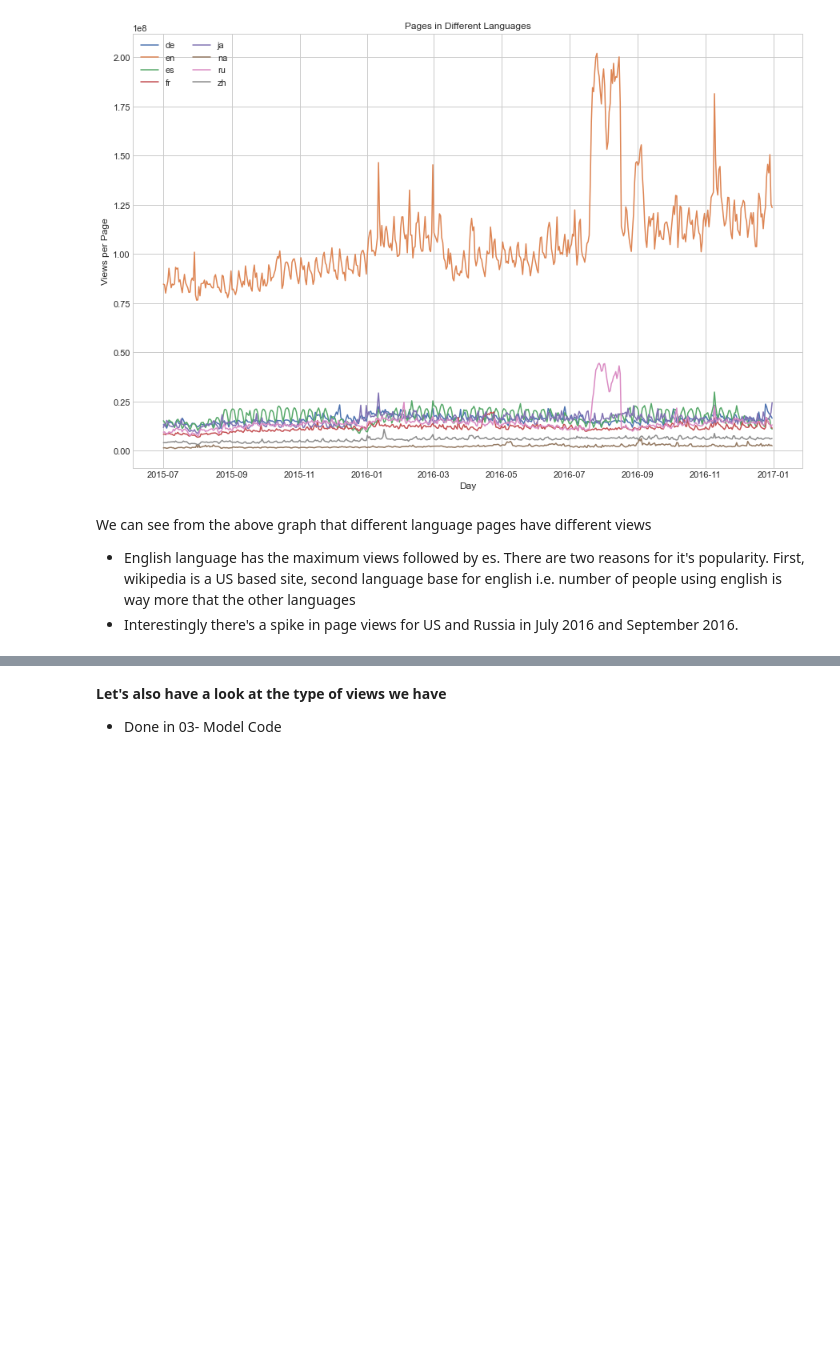
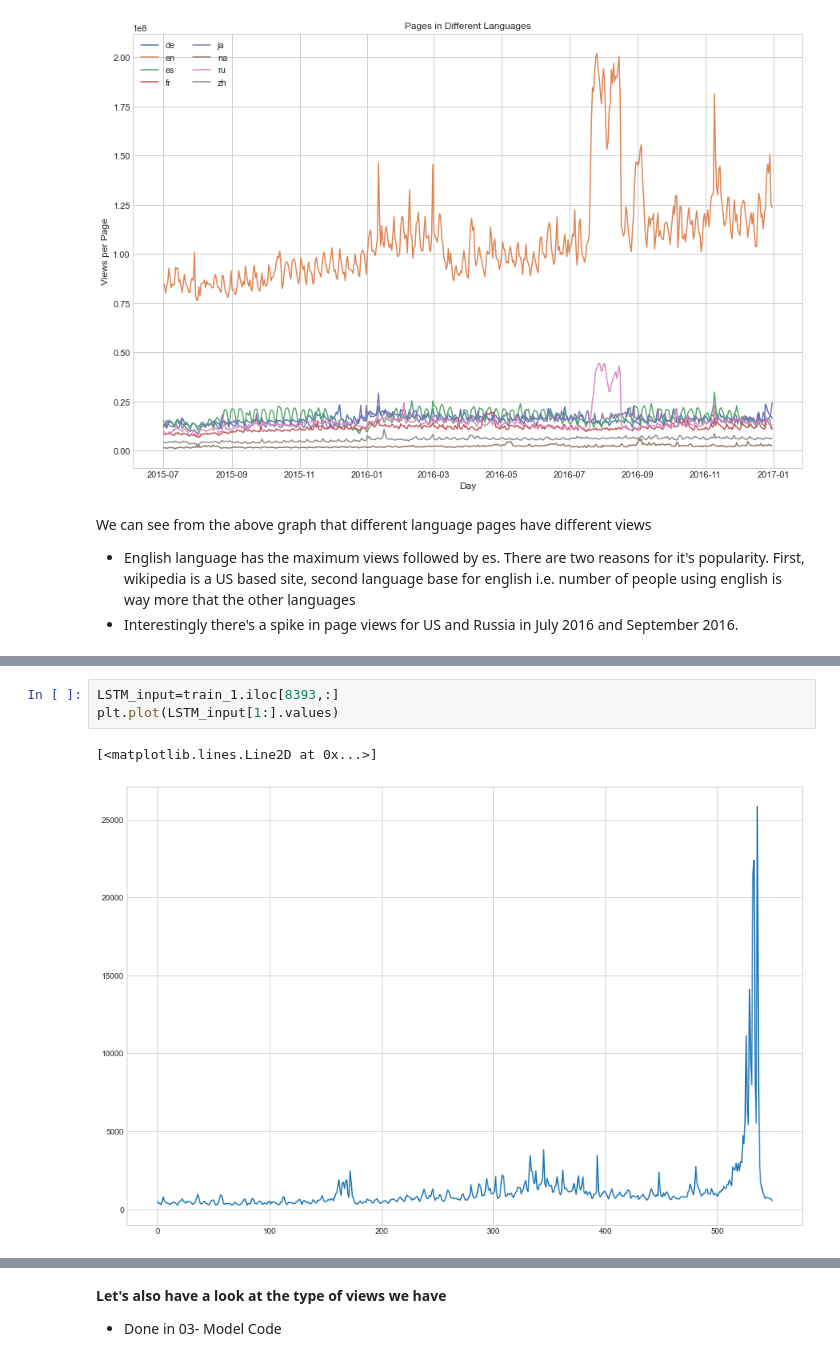
Before and after one commit to thisisdevanshi/MSCA-31006-TimeSeries-Team-Project, a Jupyter notebook: Scripts/01_LSTM.ipynb, the cells around one changed output, grey strips where cells are left out. Cells and saved outputs as stored; diff of their text form; blank space fills up the shorter version.

Commit message:
adding LSTM Model

```diff
--- a/Scripts/01_EDA.ipynb
+++ b/Scripts/01_LSTM.ipynb
@@ -297,0 +328,6 @@ We can see from the above graph that different language pages have different vie
+# %%
+LSTM_input=train_1.iloc[8393,:]
+plt.plot(LSTM_input[1:].values)
+# %% [output]
+[<matplotlib.lines.Line2D at 0x...>]
+[figure, added]
```
Also changed, not shown: parts of 21 cells of this notebook, 4 other files.
